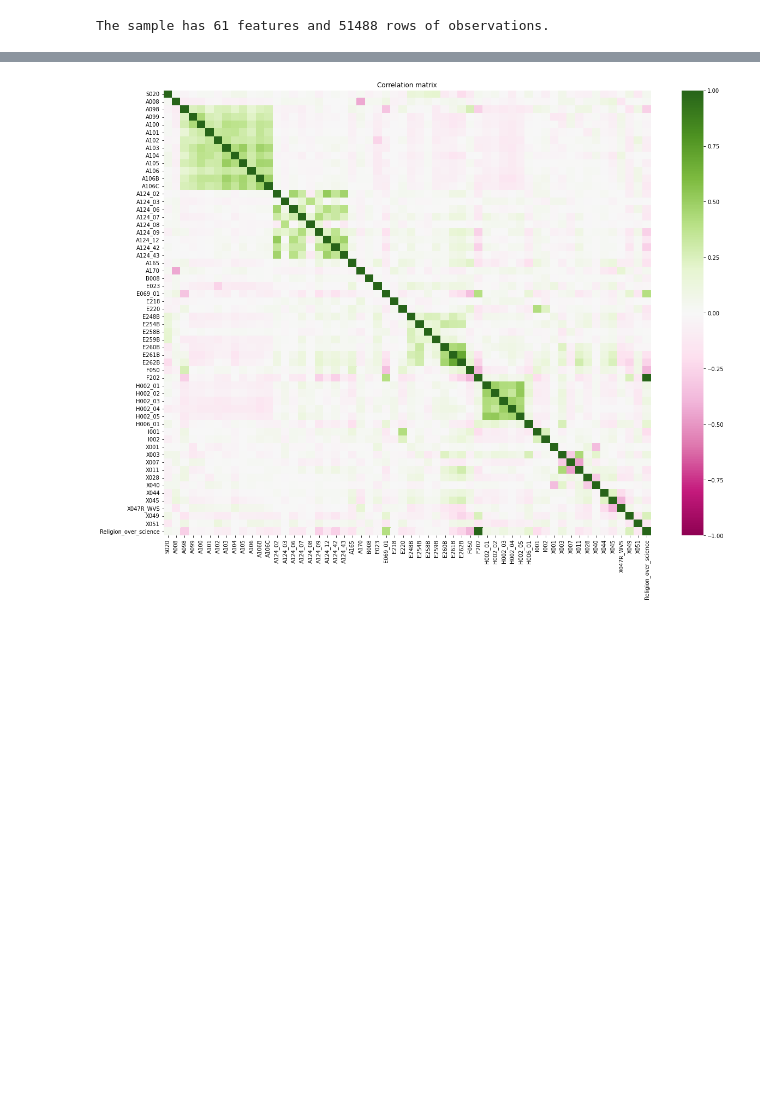
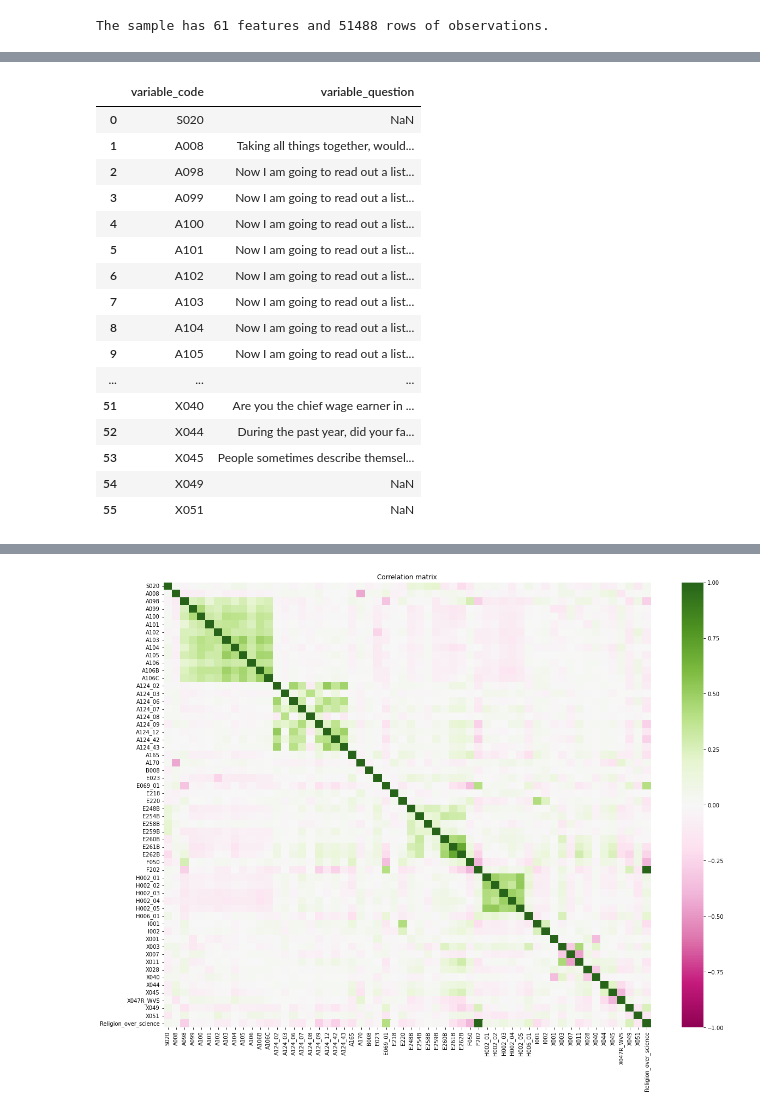
Before and after one commit to victorchenberkeley/ucb_w207_project_wvs, a Jupyter notebook: data/data_preprocessing.ipynb, the cells around one changed output, grey strips where cells are left out. Drawn from its saved outputs; the diff is of its cells as text; code cells hidden in the pictures; blank space fills up the shorter version.

```diff
--- a/data/data_preprocessing.ipynb
+++ b/data/data_preprocessing.ipynb
@@ -352,3 +352,30 @@ df.describe().T
 | X049 | 51,488.000 | 0.000 | 1.000 | -1.593 | -0.792 | 0.010 | 0.812 | 1.213 |
 | X051 | 51,488.000 | -0.000 | 1.000 | -1.574 | -0.977 | 0.004 | 0.866 | 1.887 |
 | Religion_over_science | 51,488.000 | -0.000 | 1.000 | -1.422 | -0.453 | 0.516 | 0.516 | 1.485 |
+# %%
+# Show a list of variable labels and descriptions (questions)
+
+codebook = pd.read_csv("https://www.dropbox.com/s/yygyqp5yhqvmdiy/Description_Variables_simple.csv?dl=1")
+summary = pd.DataFrame(df.describe().T, columns=['count', 'mean', 'std', 'min', '25%', '50%', '75%', 'max']).reset_index()
+summary.rename(columns={"index": "variable_code"}, inplace=True)
+codebook = codebook.merge(summary, how='inner')
+pd.set_option('display.max_colwidth', None)
+codebook[['variable_code', 'variable_question']]
+# %% [output]
+|  | variable_code | variable_question |
+| 0 | S020 | NaN |
+| 1 | A008 | Taking all things together, would... |
+| 2 | A098 | Now I am going to read out a list... |
+| 3 | A099 | Now I am going to read out a list... |
+| 4 | A100 | Now I am going to read out a list... |
+| 5 | A101 | Now I am going to read out a list... |
+| 6 | A102 | Now I am going to read out a list... |
+| 7 | A103 | Now I am going to read out a list... |
+| 8 | A104 | Now I am going to read out a list... |
+| 9 | A105 | Now I am going to read out a list... |
+| ... | ... | ... |
+| 51 | X040 | Are you the chief wage earner in ... |
+| 52 | X044 | During the past year, did your fa... |
+| 53 | X045 | People sometimes describe themsel... |
+| 54 | X049 | NaN |
+| 55 | X051 | NaN |
```
Also changed, not shown: parts of 1 cell of this notebook, 1 other file.
